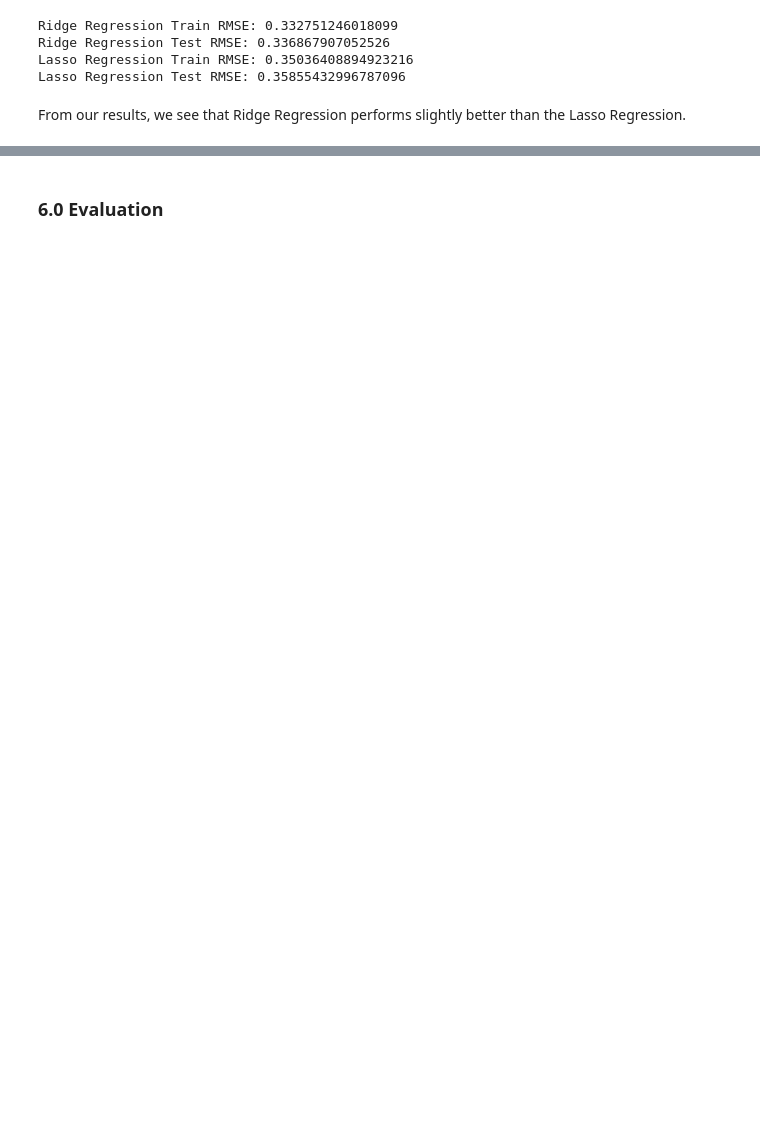
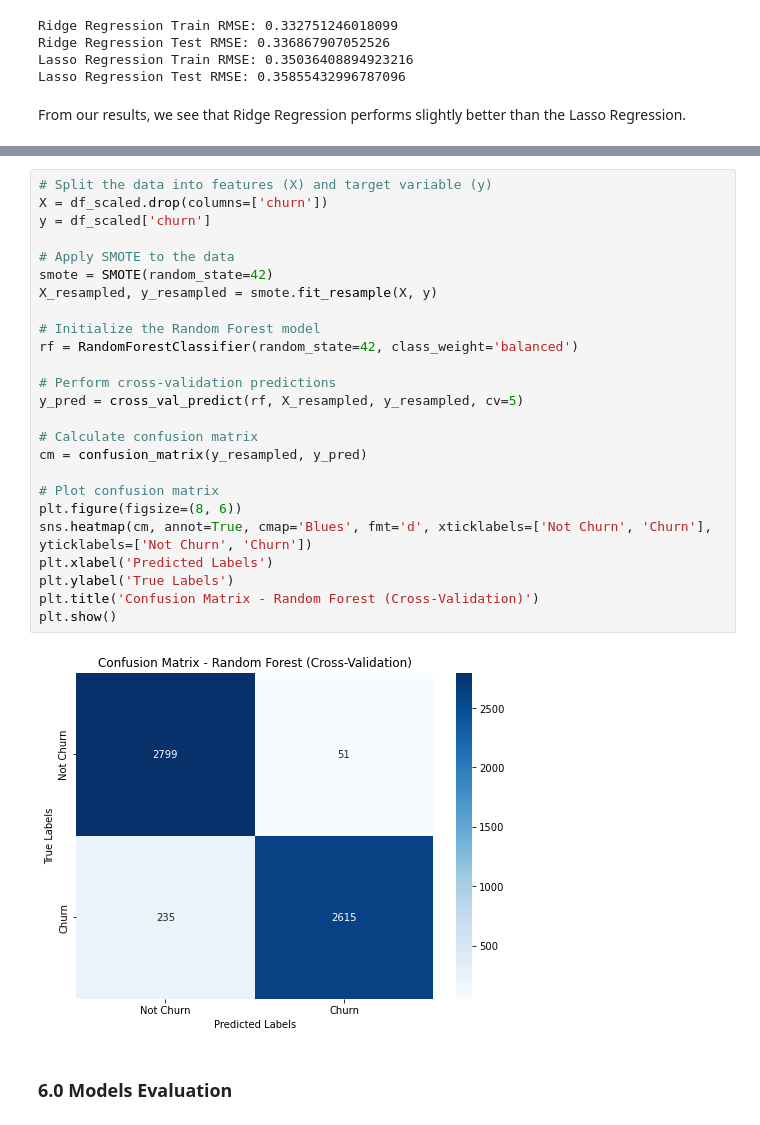
Before and after one commit to DoreenMolly/SyriaTel-Churn-Prediction, a Jupyter notebook: SyriaTel_Customer_Prediction.ipynb, the cells around one changed output, grey strips where cells are left out. Saved outputs shown, nothing was run; the diff lists cells and outputs as text; blank space fills up the shorter version.

```diff
--- a/SyriaTel_Customer_Prediction.ipynb
+++ b/SyriaTel_Customer_Prediction.ipynb
@@ -777,2 +870,29 @@ XGBoost Test Accuracy (Train-Test Split): 0.9805097451274363
+# %%
+# Split the data into features (X) and target variable (y)
+X = df_scaled.drop(columns=['churn'])
+y = df_scaled['churn']
+
+# Apply SMOTE to the data
+smote = SMOTE(random_state=42)
+X_resampled, y_resampled = smote.fit_resample(X, y)
+
+# Initialize the Random Forest model
+rf = RandomForestClassifier(random_state=42, class_weight='balanced')
+
+# Perform cross-validation predictions
+y_pred = cross_val_predict(rf, X_resampled, y_resampled, cv=5)
+
+# Calculate confusion matrix
+cm = confusion_matrix(y_resampled, y_pred)
+
+# Plot confusion matrix
+plt.figure(figsize=(8, 6))
+sns.heatmap(cm, annot=True, cmap='Blues', fmt='d', xticklabels=['Not Churn', 'Churn'], yticklabels=['Not Churn', 'Churn'])
+plt.xlabel('Predicted Labels')
+plt.ylabel('True Labels')
+plt.title('Confusion Matrix - Random Forest (Cross-Validation)')
+plt.show()
+# %% [output]
+[figure, added]
 # %% [markdown]
-### 6.0 Evaluation
+### 6.0 Models Evaluation
```
Also changed, not shown: parts of 21 cells of this notebook.
